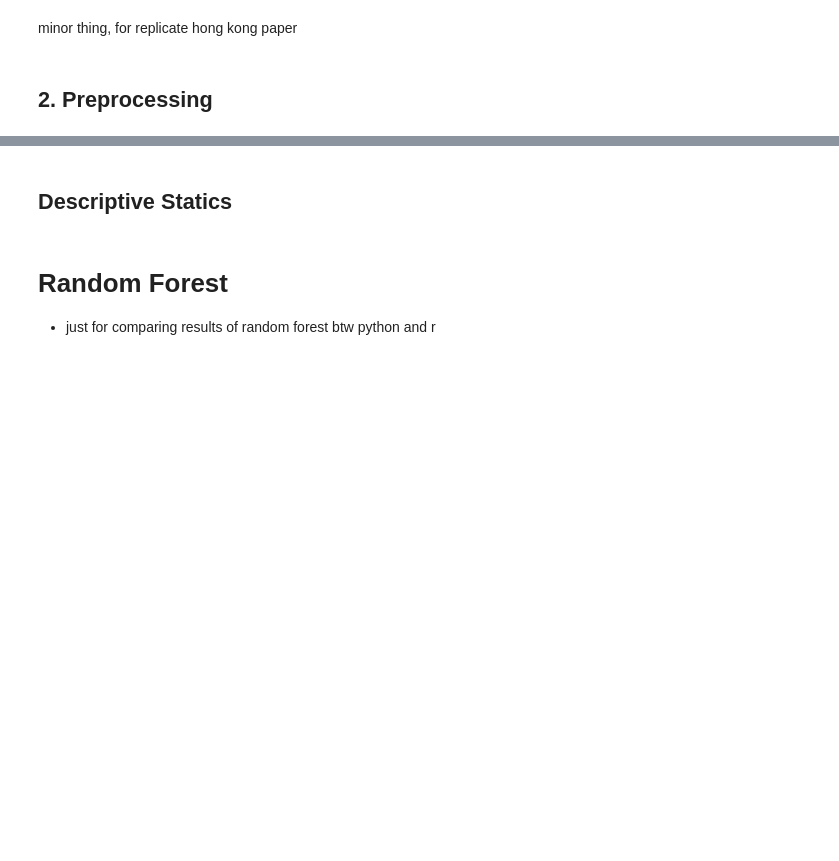
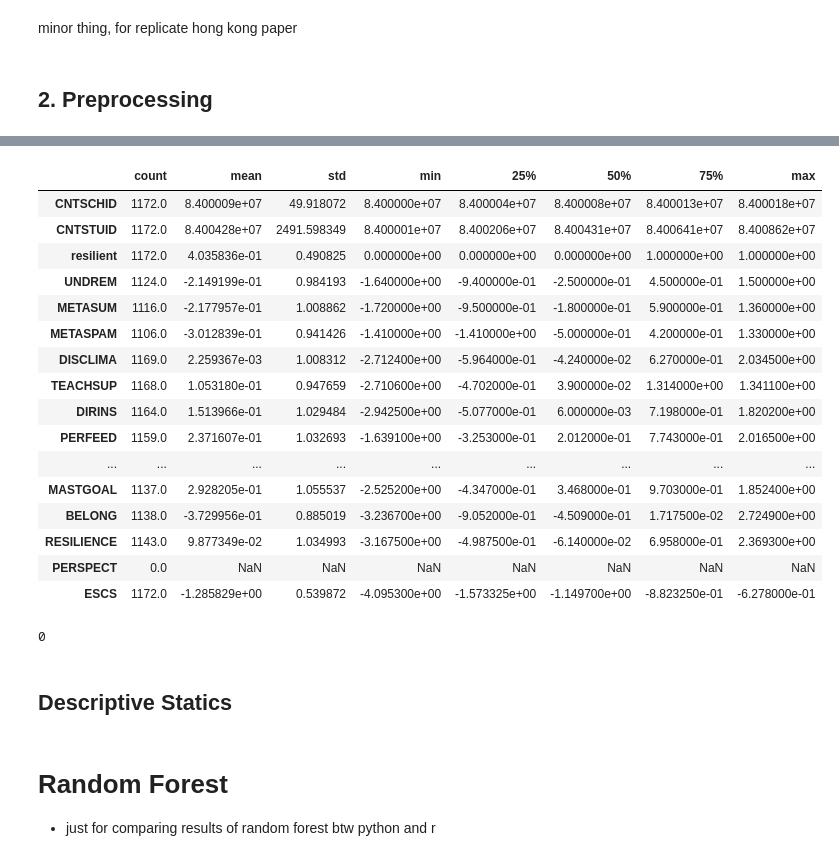
Before and after one commit to huni1023/Research, a Jupyter notebook: MixedRF/analysis.ipynb, the cells around one changed output, grey strips where cells are left out. Drawn from its saved outputs; the diff is of its cells as text; code cells hidden in the pictures; blank space fills up the shorter version.

```diff
--- a/MixedRF/analysis.ipynb
+++ b/MixedRF/analysis.ipynb
@@ -743,0 +743,3 @@ TypeError: 'numpy.ndarray' object is not callable
+# %%
+US = processor.finalRS['sliced'][processor.finalRS['sliced']['CNT']=='United States']
+US.head()
@@ -744,3 +754,27 @@ TypeError: 'numpy.ndarray' object is not callable
+# %%
+US.describe().T
+# %% [output]
+|  | count | mean | std | min | 25% | 50% | 75% | max |
+| CNTSCHID | 1172.0 | 8.400009e+07 | 49.918072 | 8.400000e+07 | 8.400004e+07 | 8.400008e+07 | 8.400013e+07 | 8.400018e+07 |
+| CNTSTUID | 1172.0 | 8.400428e+07 | 2491.598349 | 8.400001e+07 | 8.400206e+07 | 8.400431e+07 | 8.400641e+07 | 8.400862e+07 |
+| resilient | 1172.0 | 4.035836e-01 | 0.490825 | 0.000000e+00 | 0.000000e+00 | 0.000000e+00 | 1.000000e+00 | 1.000000e+00 |
+| UNDREM | 1124.0 | -2.149199e-01 | 0.984193 | -1.640000e+00 | -9.400000e-01 | -2.500000e-01 | 4.500000e-01 | 1.500000e+00 |
+| METASUM | 1116.0 | -2.177957e-01 | 1.008862 | -1.720000e+00 | -9.500000e-01 | -1.800000e-01 | 5.900000e-01 | 1.360000e+00 |
+| METASPAM | 1106.0 | -3.012839e-01 | 0.941426 | -1.410000e+00 | -1.410000e+00 | -5.000000e-01 | 4.200000e-01 | 1.330000e+00 |
+| DISCLIMA | 1169.0 | 2.259367e-03 | 1.008312 | -2.712400e+00 | -5.964000e-01 | -4.240000e-02 | 6.270000e-01 | 2.034500e+00 |
+| TEACHSUP | 1168.0 | 1.053180e-01 | 0.947659 | -2.710600e+00 | -4.702000e-01 | 3.900000e-02 | 1.314000e+00 | 1.341100e+00 |
+| DIRINS | 1164.0 | 1.513966e-01 | 1.029484 | -2.942500e+00 | -5.077000e-01 | 6.000000e-03 | 7.198000e-01 | 1.820200e+00 |
+| PERFEED | 1159.0 | 2.371607e-01 | 1.032693 | -1.639100e+00 | -3.253000e-01 | 2.012000e-01 | 7.743000e-01 | 2.016500e+00 |
+| ... | ... | ... | ... | ... | ... | ... | ... | ... |
+| MASTGOAL | 1137.0 | 2.928205e-01 | 1.055537 | -2.525200e+00 | -4.347000e-01 | 3.468000e-01 | 9.703000e-01 | 1.852400e+00 |
+| BELONG | 1138.0 | -3.729956e-01 | 0.885019 | -3.236700e+00 | -9.052000e-01 | -4.509000e-01 | 1.717500e-02 | 2.724900e+00 |
+| RESILIENCE | 1143.0 | 9.877349e-02 | 1.034993 | -3.167500e+00 | -4.987500e-01 | -6.140000e-02 | 6.958000e-01 | 2.369300e+00 |
+| PERSPECT | 0.0 | NaN | NaN | NaN | NaN | NaN | NaN | NaN |
+| ESCS | 1172.0 | -1.285829e+00 | 0.539872 | -4.095300e+00 | -1.573325e+00 | -1.149700e+00 | -8.823250e-01 | -6.278000e-01 |
+# %%
+US['resilient'].isna().sum()
+# %% [output]
+0
 # %%
 with pd.ExcelWriter(os.path.join(BASE_DIR, 'data', 'preprocessing.xlsx')) as writer:
     processor.finalRS['full'].to_excel(writer, sheet_name='full', index=False)
```
Also changed, not shown: parts of 5 cells of this notebook, 4 other files.
